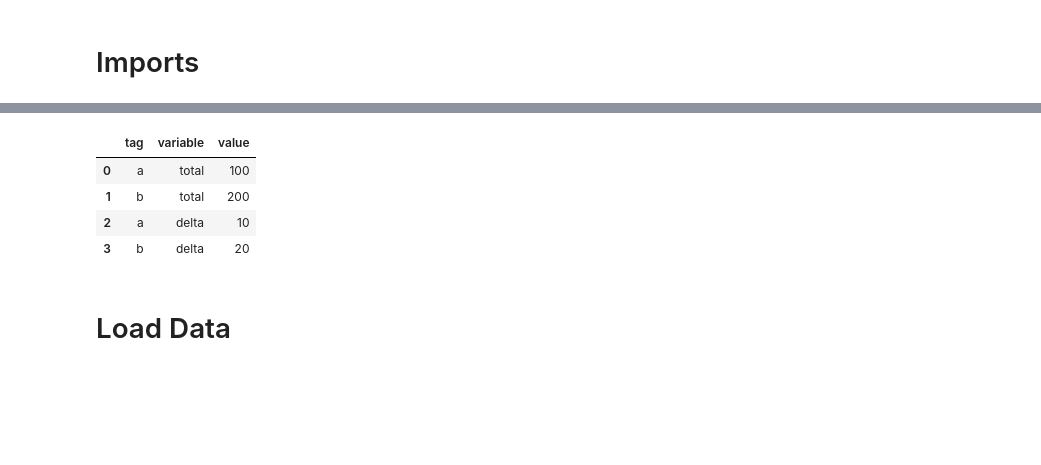
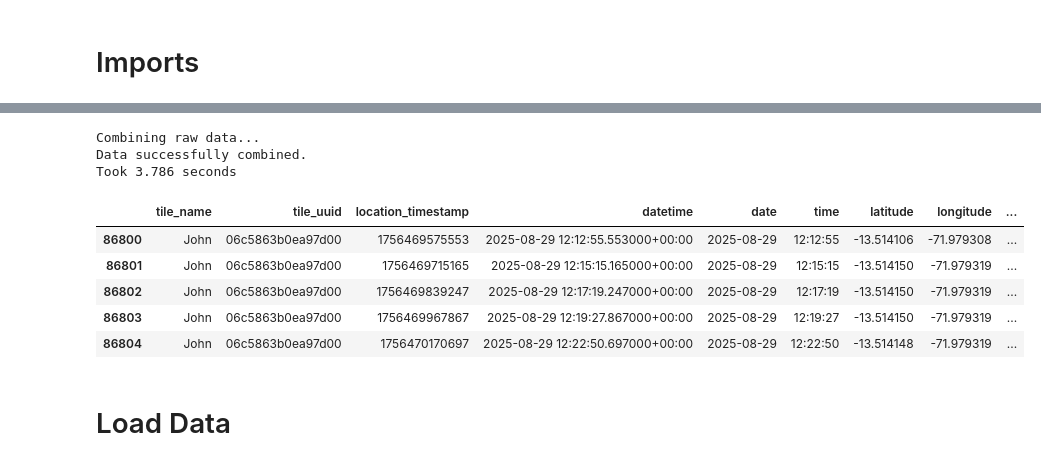
Before and after one commit to johnryanmcnally/tile_tracker_pipeline, a Jupyter notebook: data_handling/tile_data_playground.ipynb, the cells around one changed output, grey strips where cells are left out. Cells and saved outputs as stored; diff of their text form; code cells hidden in the pictures; blank space fills up the shorter version.

Commit message:
data upload

```diff
--- a/data_handling/tile_data_playground.ipynb
+++ b/data_handling/tile_data_playground.ipynb
@@ -40,12 +38,34 @@ hello from data_utils/__init__.py
-# %%
-df = pd.DataFrame({'tag':['a','b'], 'total':[100,200], 'delta':[10,20]}, index=[0,1])
-df.melt('tag')
-# %% [output]
-|  | tag | variable | value |
-| 0 | a | total | 100 |
-| 1 | b | total | 200 |
-| 2 | a | delta | 10 |
-| 3 | b | delta | 20 |
+# %%
+RAWDATAPATH = r'data\raw\\'
+tilenames = { # From pytile
+    '0287c8181aa557e7': 'Maya', # On Maya's Camera
+    '02df4813aa180c3a': "Maya's Backpack",
+    '06c5863b0ea97d00': 'John', # On Sling Backpack
+    '06e9828702df2f1f': "John's Backpack",
+    'p!0028e4d51b64dafa7db22c75e373903b': "John's iPhone", # No location recorded
+    'p!27a7386a743b1de5fd19cf5c3873dea8': "Maya's iPhone", # No location recorded
+    }
+tilenames_reverse = {val:key for key,val in tilenames.items()}
+tile_name = "John"
+tile_uuid = tilenames_reverse[tile_name]
+print("Combining raw data...")
+start = time.time()
+df = combine_data(datapath=r"C:\Users\joyam\Documents\JohnProjects\tile_project\data\raw", tile_uuid=tile_uuid, tile_name=tile_name)
+print("Data successfully combined.")
+print(f"Took {time.time() - start:.3f} seconds")
+# %% [output]
+Combining raw data...
+Data successfully combined.
+Took 3.786 seconds
+# %%
+df.tail()
+# %% [output]
+|  | tile_name | tile_uuid | location_timestamp | datetime | date | time | latitude | longitude | ... |
+| 86800 | John | 06c5863b0ea97d00 | 1756469575553 | 2025-08-29 12:12:55.553000+00:00 | 2025-08-29 | 12:12:55 | -13.514106 | -71.979308 | ... |
+| 86801 | John | 06c5863b0ea97d00 | 1756469715165 | 2025-08-29 12:15:15.165000+00:00 | 2025-08-29 | 12:15:15 | -13.514150 | -71.979319 | ... |
+| 86802 | John | 06c5863b0ea97d00 | 1756469839247 | 2025-08-29 12:17:19.247000+00:00 | 2025-08-29 | 12:17:19 | -13.514150 | -71.979319 | ... |
+| 86803 | John | 06c5863b0ea97d00 | 1756469967867 | 2025-08-29 12:19:27.867000+00:00 | 2025-08-29 | 12:19:27 | -13.514150 | -71.979319 | ... |
+| 86804 | John | 06c5863b0ea97d00 | 1756470170697 | 2025-08-29 12:22:50.697000+00:00 | 2025-08-29 | 12:22:50 | -13.514148 | -71.979319 | ... |
 # %% [markdown]
 # Load Data
 # %%
```
Also changed, not shown: parts of 1 cell of this notebook, 3 other files.
